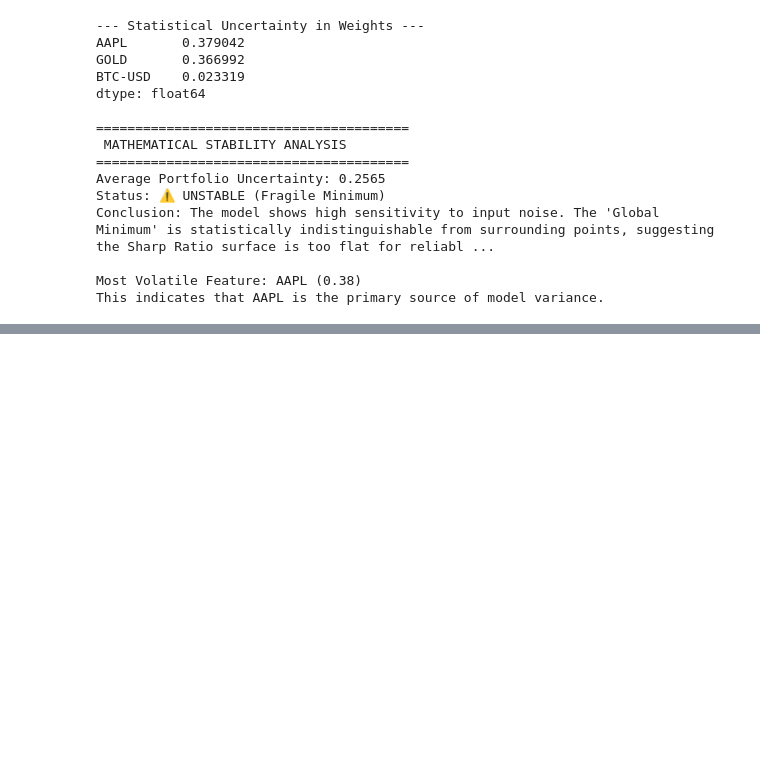
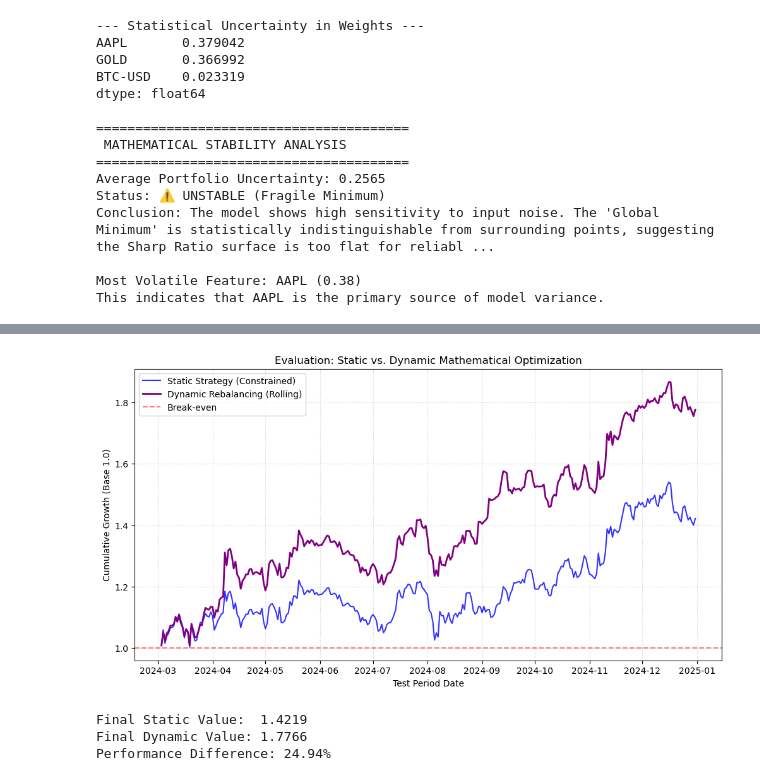
Before and after one commit to Nikovts/math-for-finance-project, a Jupyter notebook: main.ipynb, the cells around one changed output, grey strips where cells are left out. Saved outputs shown, nothing was run; the diff lists cells and outputs as text; code cells hidden in the pictures; blank space fills up the shorter version.

```diff
--- a/main.ipynb
+++ b/main.ipynb
@@ -496,0 +545,42 @@ This indicates that BTC-USD is the primary source of model variance.
+# %%
+# --- Comparative Analysis (Static vs. Dynamic) ---
+
+# 1. Define the Static Model (Calculated ONCE at the start of the Test period)
+# We use the 'Train' data to find the best weights ONE TIME.
+static_weights = get_constrained_weights(train_returns)
+
+# 2. Calculate Static Performance over the same Test Period
+# We must ensure the 'test_returns' matches the length of our 'portfolio_returns_dynamic'
+test_returns_matched = returns.iloc[window_size : window_size + len(portfolio_returns_dynamic)]
+static_portfolio_rets = np.dot(test_returns_matched.values, static_weights)
+static_perf = np.cumprod(1 + static_portfolio_rets)
+
+# 3. Final Visualization: The Head-to-Head Battle
+plt.figure(figsize=(12, 6))
+
+# Plot both strategies
+plt.plot(test_returns_matched.index, static_perf, label='Static Strategy (Constrained)', color='blue', alpha=0.8)
+plt.plot(test_returns_matched.index, dynamic_perf, label='Dynamic Rebalancing (Rolling)', color='purple', linewidth=2)
+
+plt.axhline(1.0, color='red', linestyle='--', alpha=0.5, label='Break-even')
+
+plt.title("Evaluation: Static vs. Dynamic Mathematical Optimization")
+plt.ylabel("Cumulative Growth (Base 1.0)")
+plt.xlabel("Test Period Date")
+plt.legend()
+plt.grid(True, linestyle=':', alpha=0.6)
+plt.show()
+
+# 4. Statistical Conclusion for the Report
+final_static = static_perf[-1]
+final_dynamic = dynamic_perf[-1]
+improvement = (final_dynamic - final_static) / final_static * 100
+
+print(f"Final Static Value:  {final_static:.4f}")
+print(f"Final Dynamic Value: {final_dynamic:.4f}")
+print(f"Performance Difference: {improvement:.2f}%")
+# %% [output]
+[figure, added]
+Final Static Value:  1.4219
+Final Dynamic Value: 1.7766
+Performance Difference: 24.94%
```
Also changed, not shown: parts of 2 cells of this notebook.
